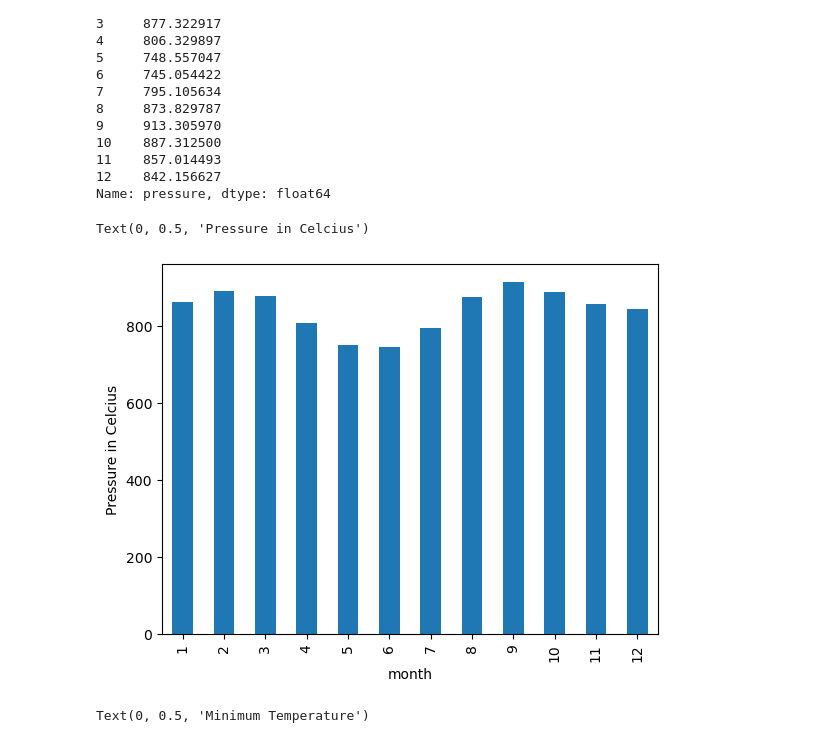
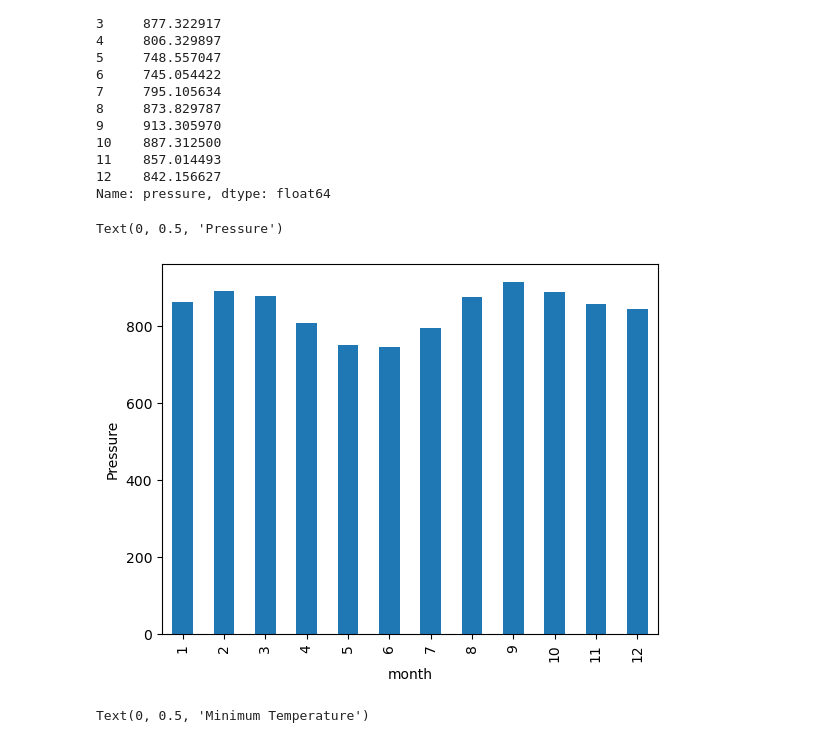
Before and after one commit to SamSchultz-bit/Module-11-Challenge, a Jupyter notebook: Starter_Code-8/part_2_mars_weather.ipynb, the cells around one changed output. Drawn from its saved outputs; the diff is of its cells as text; code cells hidden in the pictures.

```diff
--- a/Starter_Code-8/part_2_mars_weather.ipynb
+++ b/Starter_Code-8/part_2_mars_weather.ipynb
@@ -223,10 +223,10 @@ Name: pressure, dtype: float64
 # %%
 # Plot the average pressure by month
 pressure.plot.bar()
-plt.ylabel('Pressure in Celcius')
+plt.ylabel('Pressure')
 # %% [output]
-Text(0, 0.5, 'Pressure in Celcius')
+Text(0, 0.5, 'Pressure')
-[figure, old version]
+[figure, new version]
 # %%
 # 5. How many terrestrial (earth) days are there in a Martian year?
 df['min_temp'].plot.line()
```
